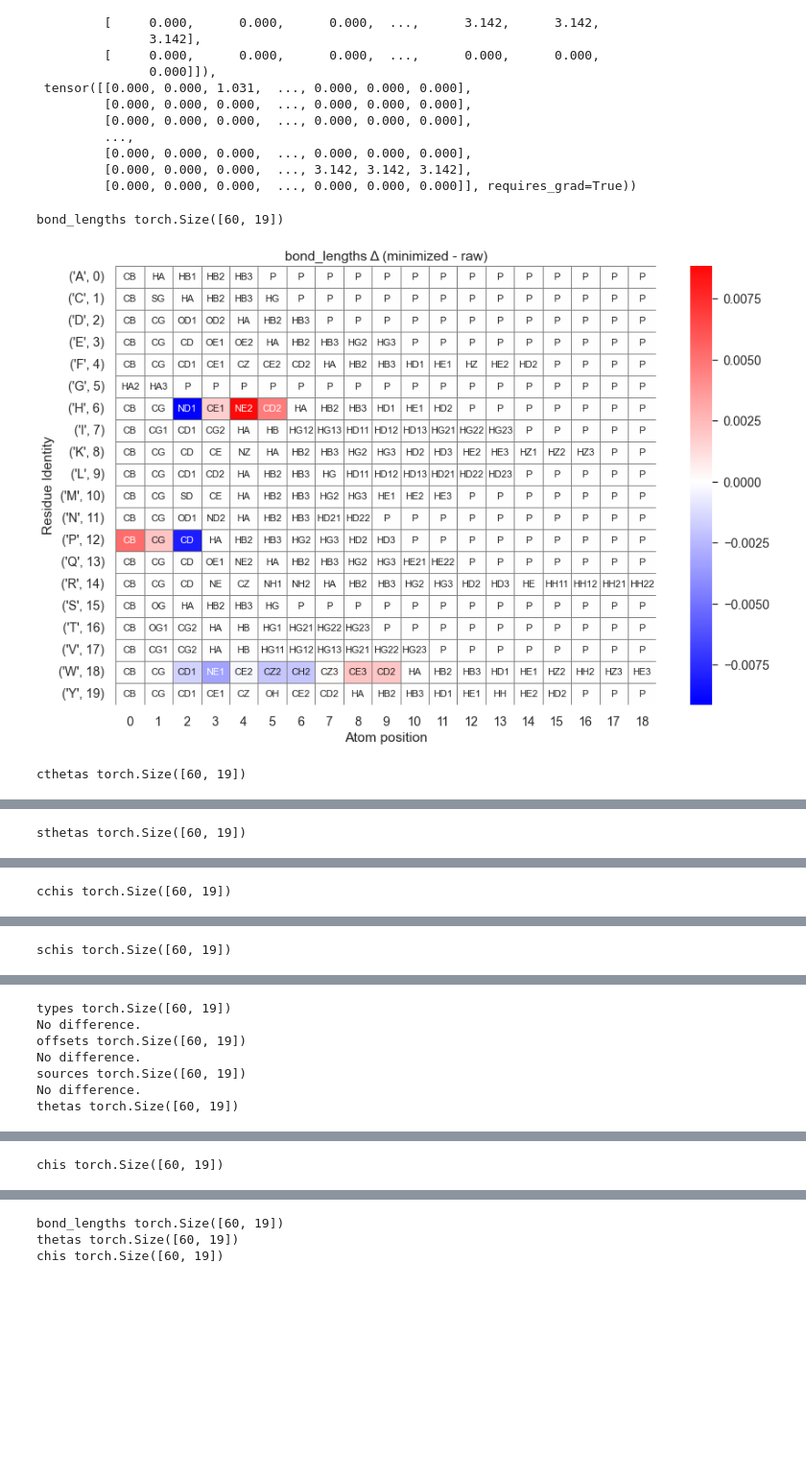
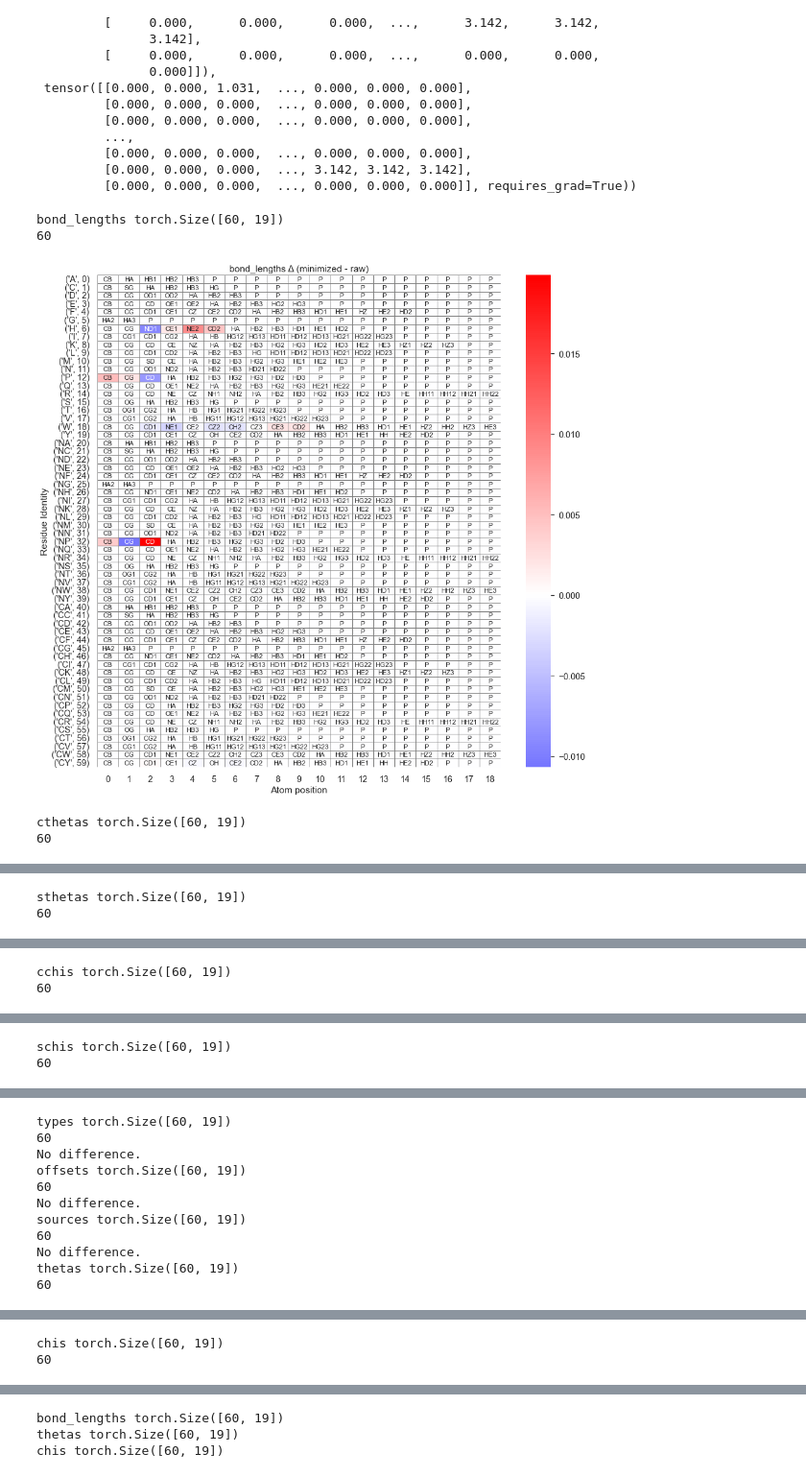
Before and after one commit to jonathanking/sidechainnet, a Jupyter notebook: sidechainnet/research/analysis/221006 Comparing Build Params Heavy Hydrogen.ipynb, the cells around one changed output, grey strips where cells are left out. Shown at 96% size. Saved outputs shown, nothing was run; the diff lists cells and outputs as text; code cells hidden in the pictures; blank space fills up the shorter version.

Commit message:
Plot terminal build_info changes.

```diff
--- a/sidechainnet/research/analysis/221006 Comparing Build Params Heavy Hydrogen.ipynb
+++ b/sidechainnet/research/analysis/221006 Comparing Build Params Heavy Hydrogen.ipynb
@@ -209,6 +209,7 @@ def makelabels():
     padlabels = []
     for resnum in range(20):
         padlabels.append(ispad(SC_HBUILD_INFO[AA1to3[NUM2AA[resnum]]]['atom-names']))
+    padlabels.extend(list(padlabels) + list(padlabels))
     return padlabels
 
 # ispad(SC_HBUILD_INFO[AA1to3[NUM2AA[6]]]['atom-names'])
@@ -216,35 +217,38 @@ padlabels = makelabels()
 # %%
 %matplotlib inline
 from sidechainnet.structure.fastbuild import AA, AA1to3
 
 
 for ((bparam_name, raw_bp_tensor), (bparam_name, min_bp_tensor)
     ) in zip(raw_bparams['CA'].items(), min_bparams['CA'].items()):
     if bparam_name == "names":
         continue
     diff = min_bp_tensor - raw_bp_tensor
     print(bparam_name, diff.shape)
+    print(len(padlabels))
     if diff.sum() == 0:
         print("No difference.")
         continue
     with plt.style.context('seaborn'):
         sns.set(font_scale=1.3)
-
-        plt.figure(figsize = (6*2.3,4*2.3))
-        g = sns.heatmap(diff[:20].detach().numpy(),
-            yticklabels=list(zip(AA[:20], range(0,20))), linewidths=.5,
+        scale = 2.5
+        plt.figure(figsize = (6*scale,6*scale))
+        g = sns.heatmap(diff.detach().numpy(),
+            yticklabels=list(zip(AA, range(0,60))), linewidths=.5,
             linecolor='grey', center=0, cmap='bwr', annot=padlabels, fmt='', annot_kws={"fontsize":11},
             )
         # g.fig.set_size_inches(3*2, 4*2)
         plt.ylabel("Residue Identity")
         plt.xlabel("Atom position")
         plt.gca().set_facecolor("white")
         plt.title(bparam_name + " Δ (minimized - raw)")
         plt.yticks(rotation=0)
 
-        plt.savefig(f"plots/minimized_raw_{bparam_name}.png", dpi=200)
+        plt.savefig(f"plots/minimized_raw_terminals{bparam_name}.png", dpi=200)
         plt.show()
 # %% [output]
 bond_lengths torch.Size([60, 19])
+60
-[figure, old version]
+[figure, new version]
 cthetas torch.Size([60, 19])
+60
@@ -252 +256,2 @@ cthetas torch.Size([60, 19])
 sthetas torch.Size([60, 19])
+60
@@ -254 +259,2 @@ sthetas torch.Size([60, 19])
 cchis torch.Size([60, 19])
+60
@@ -256 +262,2 @@ cchis torch.Size([60, 19])
 schis torch.Size([60, 19])
+60
@@ -258,7 +265,11 @@ schis torch.Size([60, 19])
 types torch.Size([60, 19])
+60
 No difference.
 offsets torch.Size([60, 19])
+60
 No difference.
 sources torch.Size([60, 19])
+60
 No difference.
 thetas torch.Size([60, 19])
+60
@@ -266 +277,2 @@ thetas torch.Size([60, 19])
 chis torch.Size([60, 19])
+60
```
Also changed, not shown: parts of 1 cell of this notebook.
